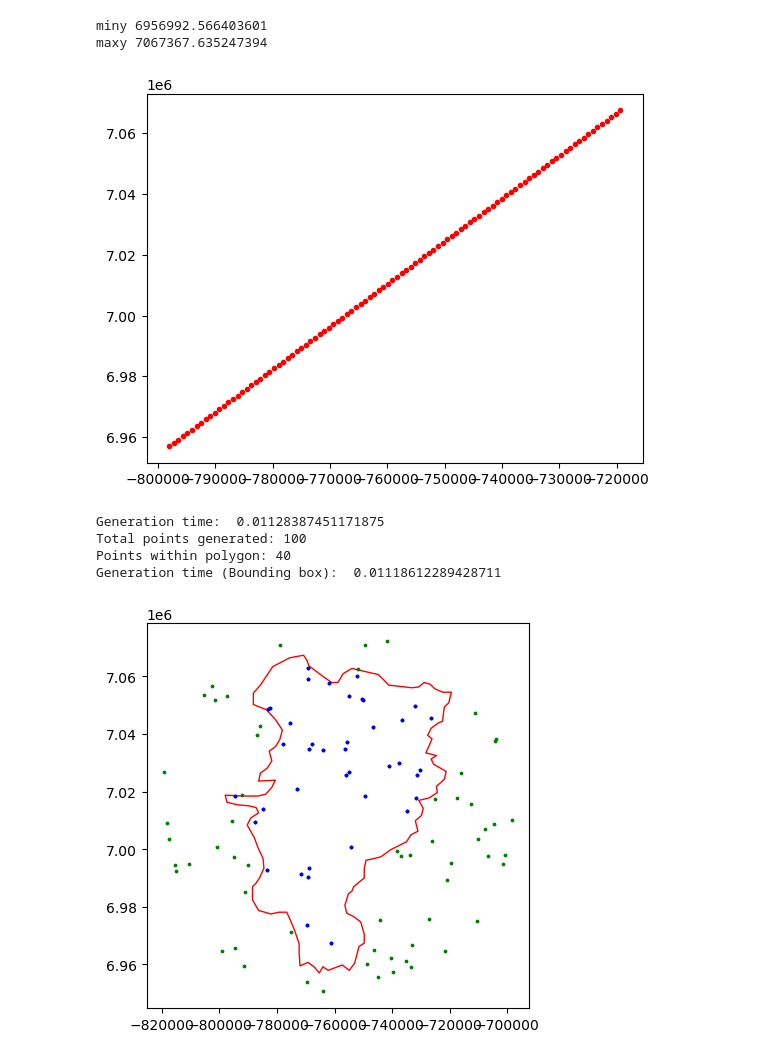
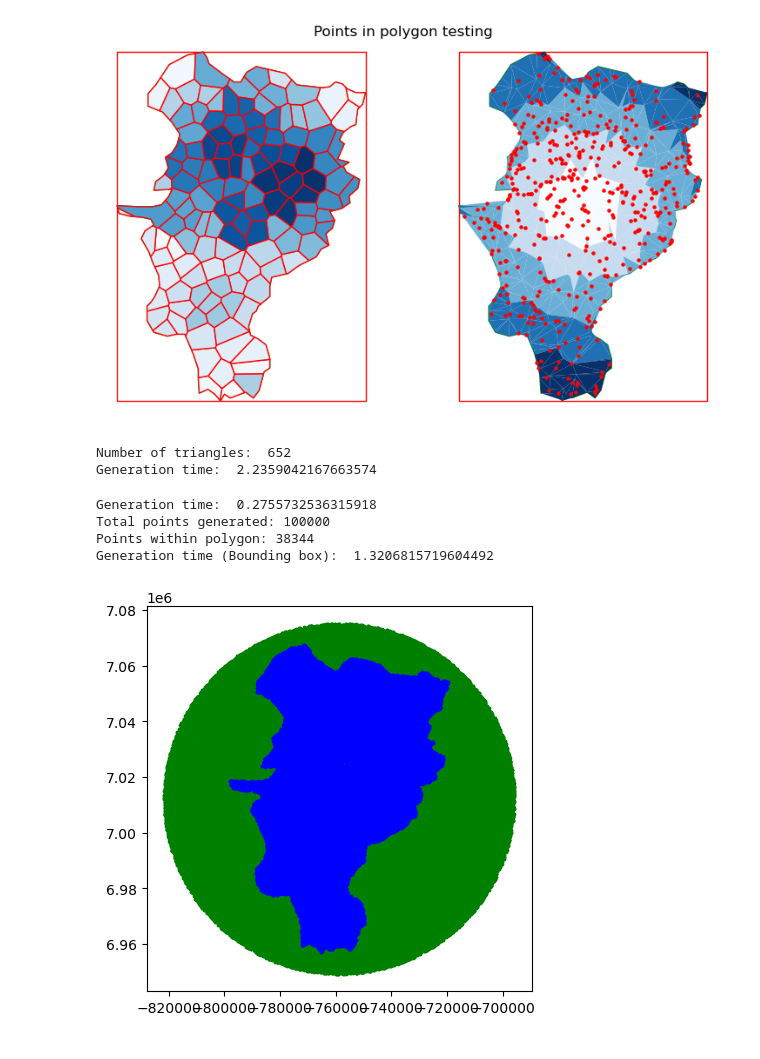
Before and after one commit to paddeaux/radian, a Jupyter notebook: points_in_polygon.ipynb, the cells around one changed output. Saved outputs shown, nothing was run; the diff lists cells and outputs as text; code cells hidden in the pictures.

```diff
--- a/points_in_polygon.ipynb
+++ b/points_in_polygon.ipynb
@@ -95,7 +95,6 @@ def dist_calc_poly(poly, tris):
     # Assign a class to each polygon based on the distance to centroid
     # This will produce five distinct regions centred around the given moving/original centroid
 
-
     max_dist, min_dist = max(tris['dist_to_centre']), min(tris['dist_to_centre'])
     dist_break = (max_dist - min_dist) / 5
     tris['class'] = 0
@@ -144,6 +143,8 @@ def pip(dir):
     fig.tight_layout()
     fig.suptitle(f"Points in polygon testing")
 
+    start_time = time.time()
+
     poly_source_tri = gpd.GeoSeries(triangulate(poly_source.iloc[0][0]))
     poly_source_bb = poly_bb(poly_source)
     poly_source_bb_tri = gpd.GeoSeries(triangulate(poly_source_bb[0]))
@@ -153,6 +154,8 @@ def pip(dir):
 
     voronoi_tri = dist_calc_poly(poly_source, voronoi_tri)
     voronoi_tri_points = points_in_tris(voronoi_tri, 500)
+
+    end_time = time.time()
 
     for ax in axs:
         ax.axis("off")
@@ -167,49 +170,15 @@ def pip(dir):
     plt.show()
 
     print("Number of triangles: ", len(voronoi_tri))
-
-def f(x, y):
-    return np.sin(x) ** 10 + np.cos(y) ** 10
-
-import scipy.stats as st
-
-def multivar_poly(dir):
-    poly_source = gpd.read_file(dir)
-    poly_source = poly_source.to_crs(epsg=3857)
-
-    minx, miny, maxx, maxy = poly_source.total_bounds
-    print("miny", miny)
-    print("maxy", maxy)
-
-    x = np.linspace(minx, maxx, 100)
-    y = np.linspace(miny, maxy, 100)
-
-    f_hat = st.gaussian_kde([x,y])
-
-    x_grd, y_grd = np.meshgrid(np.linspace(-780000,-740000,100), np.linspace(6980000,7040000,100))
-
-    dens_grd = np.zeros_like(x_grd)
-    for i in range(len(x_grd)):
-        for j in range(len(y_grd)):
-            dens_grd[i,j] = f_hat([x_grd[i,j],y_grd[i,j]])
-
-    plt.contour(x_grd,y_grd,dens_grd,colors='DarkGreen')
-
-    #X, Y = np.meshgrid(x,y)
-    #Z = f(X, Y)
-
-    #plt.contour(X, Y, Z, 10, cmap='RdGy')
-
-    plt.scatter(x, y, color='r', marker='.')
+    print("Generation time: ", end_time - start_time)
 
 
 
-#pip("scenarios/kildare/kildare.geojson")
-multivar_poly("scenarios/kildare/kildare.geojson")
+pip("scenarios/kildare/kildare.geojson")
 # %% [output]
+[figure, new version]
-miny 6956992.566403601
-maxy 7067367.635247394
+Number of triangles:  652
+Generation time:  2.2359042167663574
-[figure, old version]
 # %%
 def polar_points(dir, points):
     poly_source = gpd.read_file(dir)
@@ -221,36 +190,36 @@ def polar_points(dir, points):
     poly_center_x, poly_center_y = poly_source.centroid.x[0], poly_source.centroid.y[0]
 
     diameter = (maxx - minx) * 0.8
 
     r, theta = [(np.sqrt(random.random()) * diameter) for i in range(points)], [(2*np.pi*random.random() * diameter) for i in range(points)]
 
     x = ((r * np.cos(theta)) + ((minx + maxx) / 2))
     y = ((r * np.sin(theta)) + ((miny + maxy)/2))
 
     df = pd.DataFrame(zip(x, y), columns=['x', 'y'])
     poly_points = gpd.GeoDataFrame([], geometry=gpd.points_from_xy(df.x, df.y), crs=poly_source.crs)
     poly_sjoin = poly_points.sjoin(poly_source, predicate='within')
     end_time = time.time()
 
     fig, ax = plt.subplots(figsize=(10,5))
 
     poly_source.plot(ax=ax, edgecolor='red', facecolor='none')
     poly_points.plot(ax=ax, color='green', markersize=3)
     poly_sjoin.plot(ax=ax, color='blue', markersize=3)
 
     print("Generation time: ", end_time - start_time)
     print(f"Total points generated: {len(poly_points)}\nPoints within polygon: {len(poly_sjoin)}")
 
     bb_time_start = time.time()
     bb_points = uniform_pip(poly_source, points)
     bb_time_end = time.time()
 
     print("Generation time (Bounding box): ", bb_time_end - bb_time_start)
 
-polar_points("scenarios/kildare/kildare.geojson", 100)
+polar_points("scenarios/kildare/kildare.geojson", 500)
 # %% [output]
-Generation time:  0.01128387451171875
-Total points generated: 100
-Points within polygon: 40
-Generation time (Bounding box):  0.01118612289428711
+Generation time:  0.2755732536315918
+Total points generated: 100000
+Points within polygon: 38344
+Generation time (Bounding box):  1.3206815719604492
-[figure, old version]
+[figure, new version]
```
Also changed, not shown: 2 other files.
